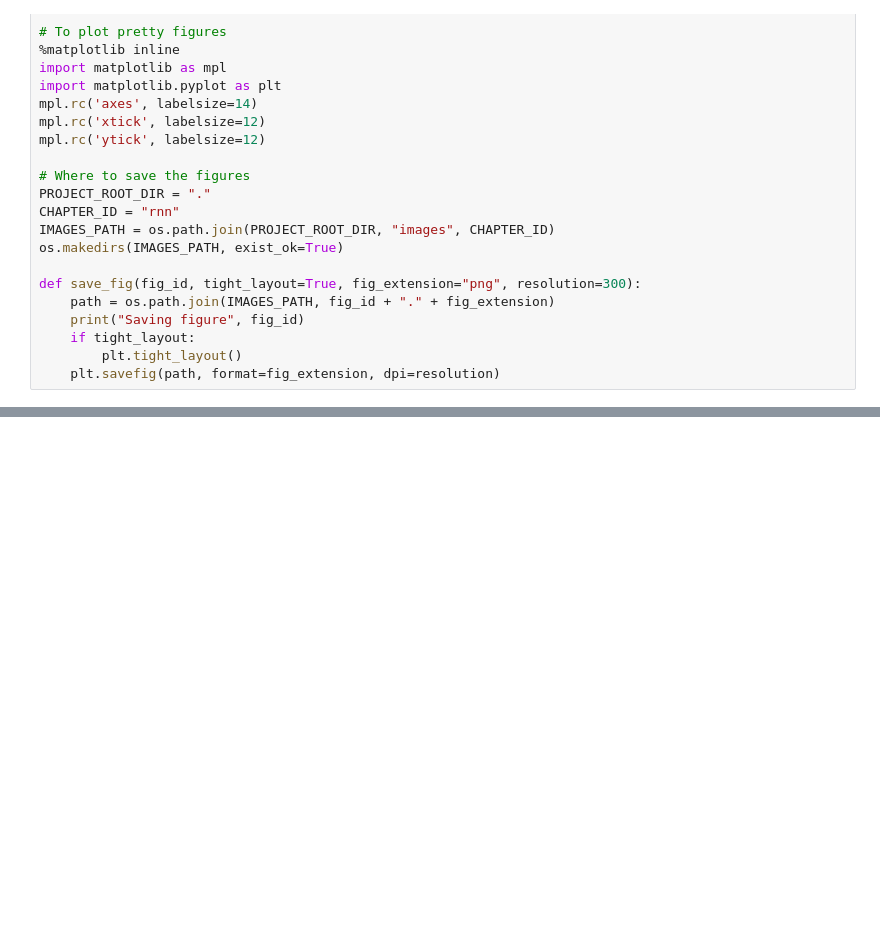
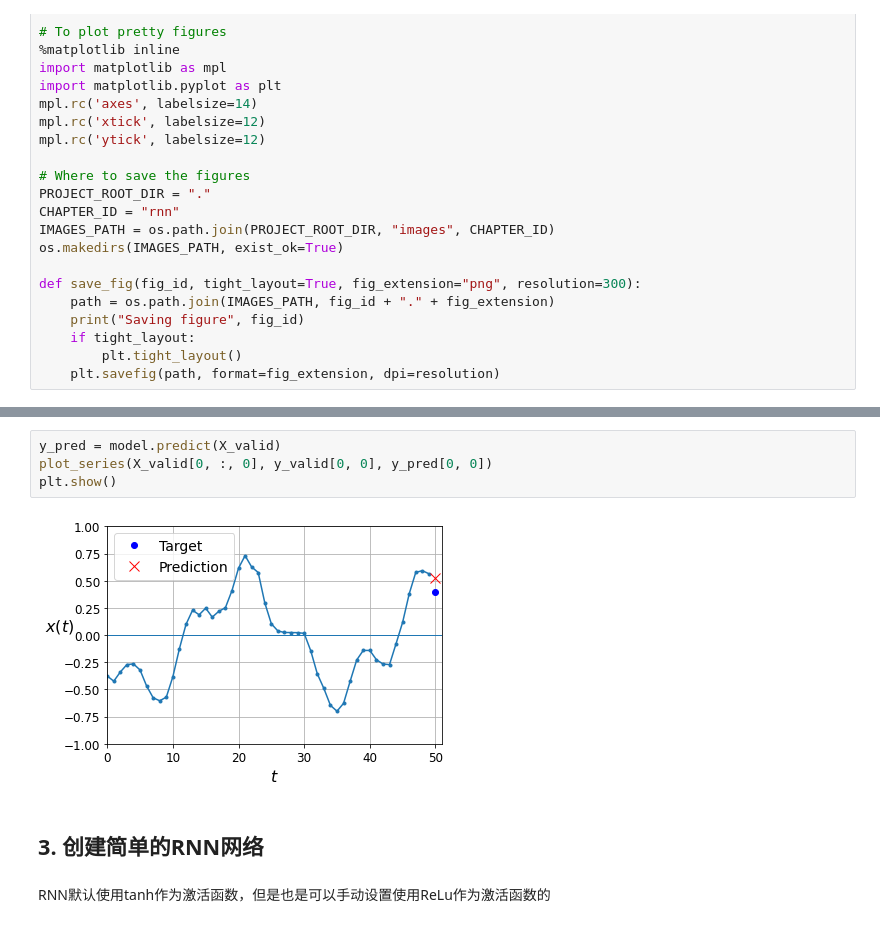
Before and after one commit to Boerd-coin/handson_ml, a Jupyter notebook: practice/15_使用RNN和CNN处理序列.ipynb, the cells around one changed output, grey strips where cells are left out. Cells and saved outputs as stored; diff of their text form; blank space fills up the shorter version.

```diff
--- a/practice/15_使用RNN和CNN处理序列.ipynb
+++ b/practice/15_使用RNN和CNN处理序列.ipynb
@@ -54,0 +184,10 @@ def save_fig(fig_id, tight_layout=True, fig_extension="png", resolution=300):
+# %%
+y_pred = model.predict(X_valid)
+plot_series(X_valid[0, :, 0], y_valid[0, 0], y_pred[0, 0])
+plt.show()
+# %% [output]
+[figure, added]
+# %% [markdown]
+## 3. 创建简单的RNN网络
+# %% [markdown]
+RNN默认使用tanh作为激活函数，但是也是可以手动设置使用ReLu作为激活函数的
```
Also changed, not shown: parts of 22 cells of this notebook, 1 other file.
